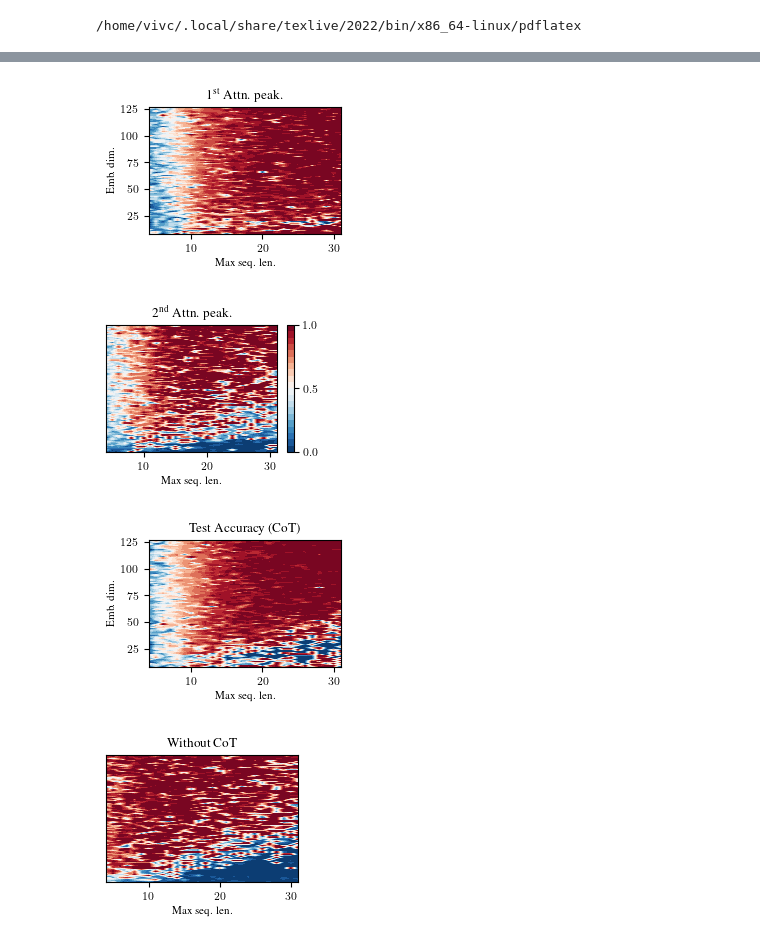
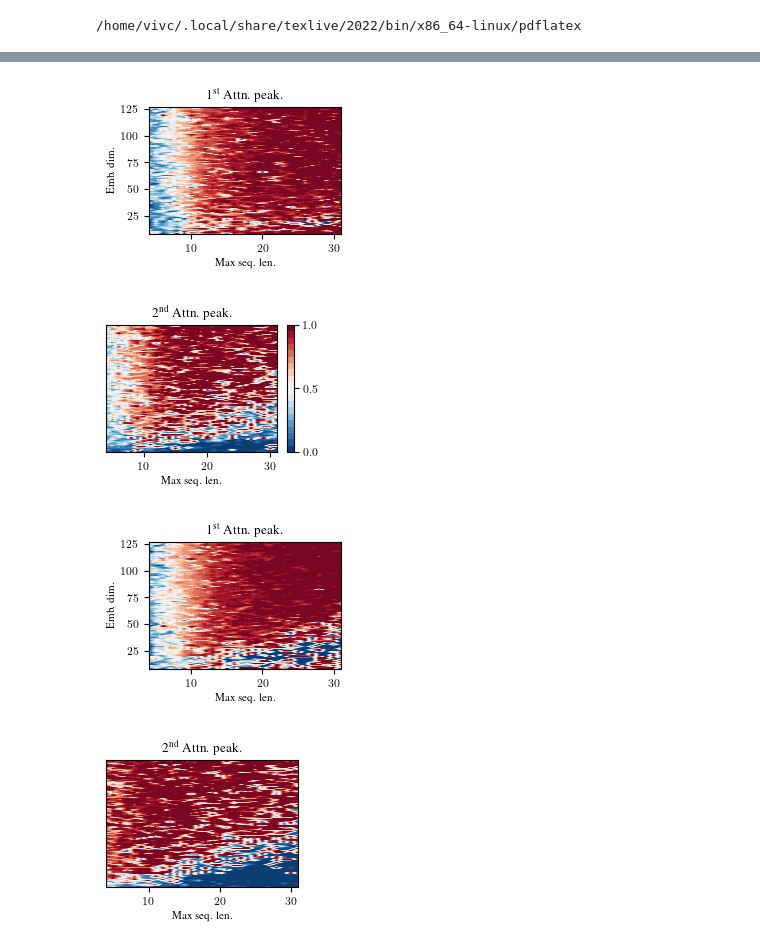
Before and after one commit to fairinternal/composable-llm, a Jupyter notebook: notebooks/show_scaling.ipynb, the cells around one changed output, grey strips where cells are left out. Cells and saved outputs as stored; diff of their text form; code cells hidden in the pictures.

Commit message:
more figures

```diff
--- a/notebooks/show_scaling.ipynb
+++ b/notebooks/show_scaling.ipynb
@@ -22,7 +22,7 @@ if usetex:
 /home/vivc/.local/share/texlive/2022/bin/x86_64-linux/pdflatex
 # %%
 exp = 1
-attention_eval = False
+attention_eval = True
 problems = ["parity", "no-cot", "binary-copy"]
 
 save_dir = SAVE_DIR / f"res-cot-exp{exp}"
@@ -107,39 +107,39 @@ fig, ax = plt.subplots(1, 1, figsize=(.5 * WIDTH, .45 * HEIGHT))
 a = ax.contourf(X, Y, data[:, :, -1].T, cmap='RdBu_r', vmin=0, vmax=1, levels=20)
 c = fig.colorbar(a)
 c.set_ticks([0, .5, 1])
 ax.set_xlabel('Max seq. len.')
 ax.set_yticks([])
 # ax.set_ylabel('Emb. dim.')
 ax.set_title(r'2\textsuperscript{nd} Attn. peak.')
 fig.savefig('parity_attn1.pdf', bbox_inches='tight')
 
-data = Z3['copy']
+data = Z3['binary-copy']
 X, Y = np.meshgrid(x, y)
 fig, ax = plt.subplots(1, 1, figsize=(.45 * WIDTH, .45 * HEIGHT))
 a = ax.contourf(X, Y, data[:, :, -1].T, cmap='RdBu_r', vmin=0, vmax=1, levels=20)
 # c = fig.colorbar(a)
 # c.set_ticks([0, .5, 1])
 ax.set_xlabel('Max seq. len.')
 ax.set_ylabel('Emb. dim.')
-ax.set_title('Test Accuracy (CoT)')
+ax.set_title(r'1\textsuperscript{st} Attn. peak.')
 fig.savefig('copy_attn0.pdf', bbox_inches='tight')
 
-data = Z4['copy']
+data = Z4['binary-copy']
 X, Y = np.meshgrid(x, y)
 fig, ax = plt.subplots(1, 1, figsize=(.45 * WIDTH, .45 * HEIGHT))
 a = ax.contourf(X, Y, data[:, :, -1].T, cmap='RdBu_r', vmin=0, vmax=1, levels=20)
 # c = fig.colorbar(a)
 # c.set_ticks([0, .5, 1])
 ax.set_xlabel('Max seq. len.')
 ax.set_yticks([])
 # ax.set_ylabel('Emb. dim.')
-ax.set_title('Without CoT')
+ax.set_title(r'2\textsuperscript{nd} Attn. peak.')
 fig.savefig('copy_attn1.pdf', bbox_inches='tight')
 # %% [output]
 [figure]
 [figure]
-[figure, old version]
+[figure, new version]
-[figure, old version]
+[figure, new version]
 # %%
 fig = plt.figure()
 ax = fig.add_subplot(111, projection='3d')
```
Also changed, not shown: parts of 2 cells of this notebook.
